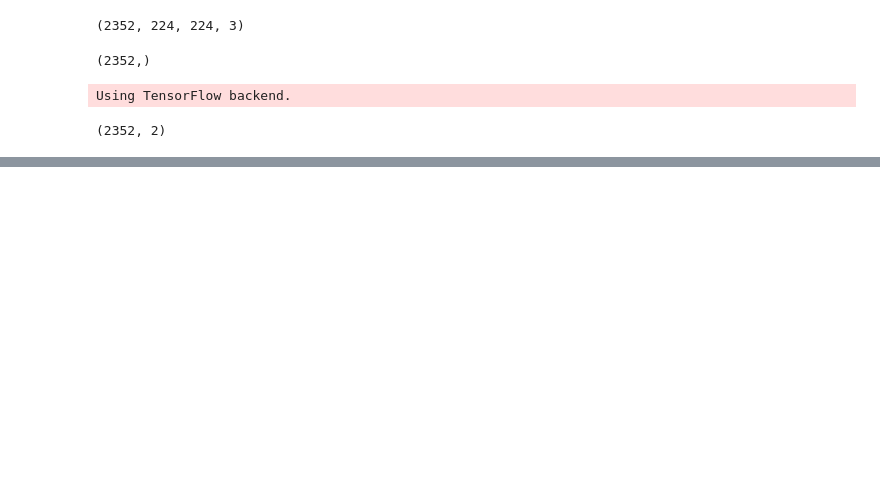
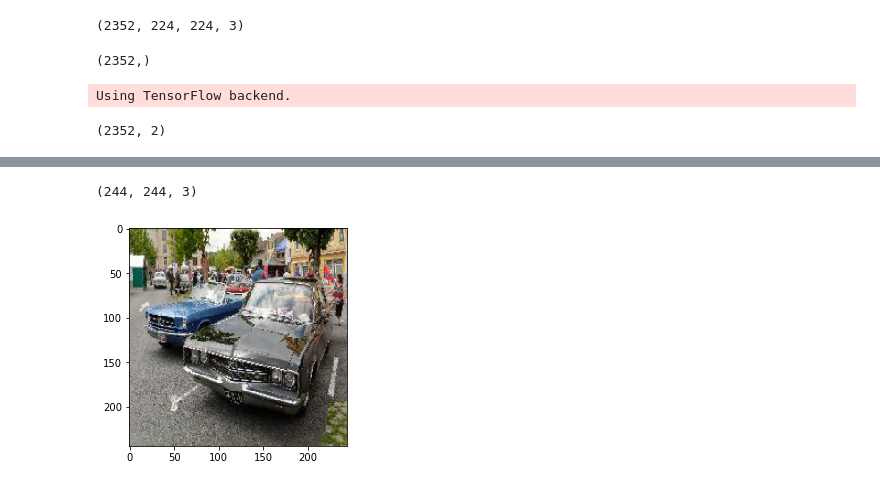
Before and after one commit to hrushikute/DataAnalytics, a Jupyter notebook: EmergencyVehicle.ipynb, the cells around one changed output, grey strips where cells are left out. Saved outputs shown, nothing was run; the diff lists cells and outputs as text; code cells hidden in the pictures; blank space fills up the shorter version.

```diff
--- a/EmergencyVehicle.ipynb
+++ b/EmergencyVehicle.ipynb
@@ -206,0 +232,10 @@ x_train, x_test, y_train, y_test = train_test_split(X,y, test_size=0.3, random_s
+# %%
+#Here the input is of dimension input_1 (InputLayer)         (None, 224, 224, 3)       0
+#in case we wan tot resize the inpit to above.
+from skimage.transform import resize
+new_img = resize(img,(244,244,3))
+plt.imshow(new_img)
+new_img.shape
+# %% [output]
+(244, 244, 3)
+[figure, added]
```
Also changed, not shown: parts of 25 cells of this notebook.
